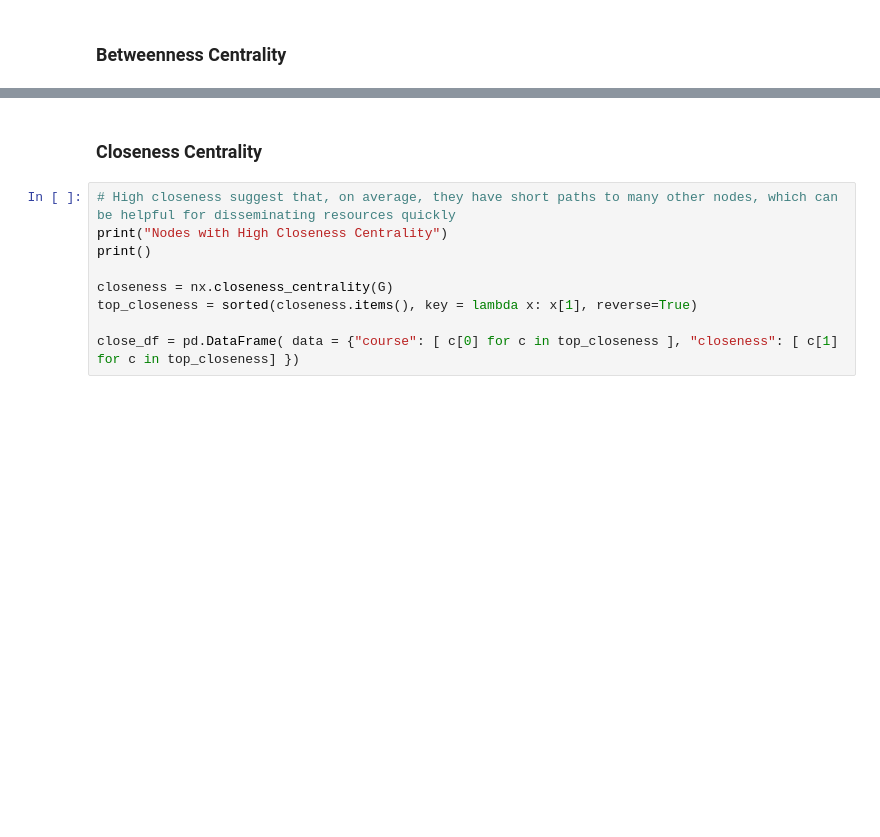
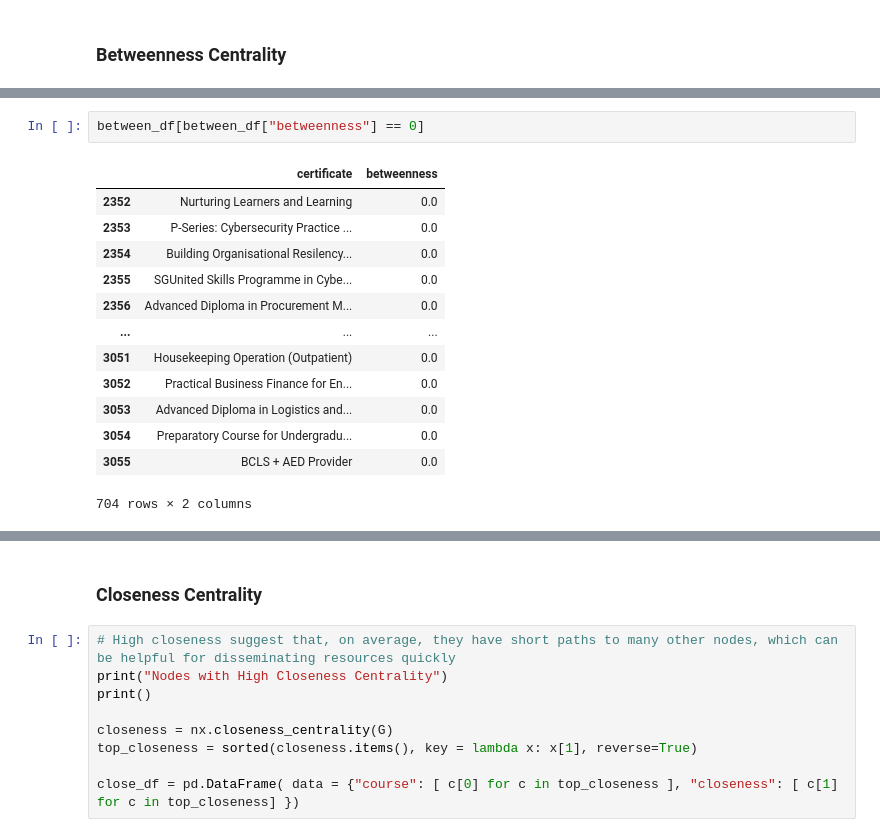
Before and after one commit to keithkifo/IS434-SA-G2T4, a Jupyter notebook: insights/issuance_insights.ipynb, the cells around one changed output, grey strips where cells are left out. Cells and saved outputs as stored; diff of their text form; blank space fills up the shorter version.

```diff
--- a/insights/issuance_insights.ipynb
+++ b/insights/issuance_insights.ipynb
@@ -75,0 +94,16 @@ Nodes with High Betweeness Centrality
+# %%
+between_df[between_df["betweenness"] == 0]
+# %% [output]
+|  | certificate | betweenness |
+| 2352 | Nurturing Learners and Learning | 0.0 |
+| 2353 | P-Series: Cybersecurity Practice ... | 0.0 |
+| 2354 | Building Organisational Resilency... | 0.0 |
+| 2355 | SGUnited Skills Programme in Cybe... | 0.0 |
+| 2356 | Advanced Diploma in Procurement M... | 0.0 |
+| ... | ... | ... |
+| 3051 | Housekeeping Operation (Outpatient) | 0.0 |
+| 3052 | Practical Business Finance for En... | 0.0 |
+| 3053 | Advanced Diploma in Logistics and... | 0.0 |
+| 3054 | Preparatory Course for Undergradu... | 0.0 |
+| 3055 | BCLS + AED Provider | 0.0 |
+704 rows × 2 columns
```
Also changed, not shown: parts of 14 cells of this notebook, 1 other file.
